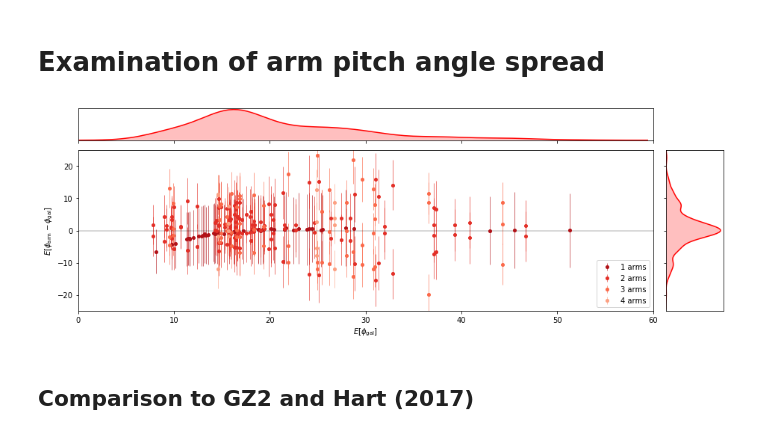
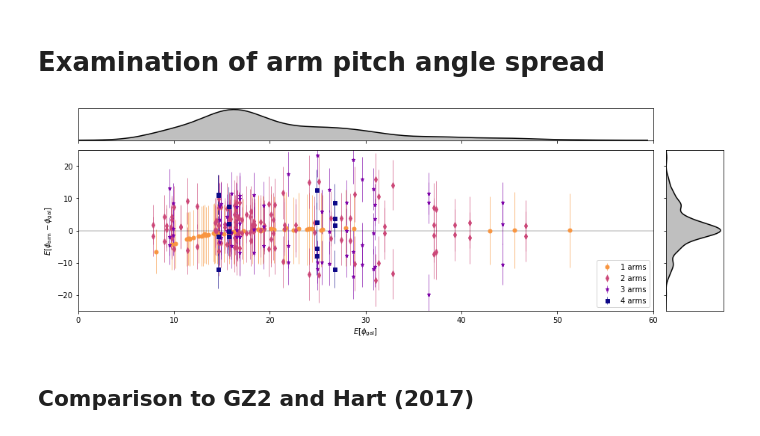
Before and after one commit to tingard/bayesian-hierachial-spiral-modelling, a Jupyter notebook: result_exploration.ipynb, the cells around one changed output. Drawn from its saved outputs; the diff is of its cells as text; code cells hidden in the pictures.

```diff
--- a/result_exploration.ipynb
+++ b/result_exploration.ipynb
@@ -190,39 +257,47 @@ n_arms.index = arm_mean_pas.index
 # %%
 from matplotlib import cm
 
-fig, ((pa_kd, null_ax), (scatter_ax, delta_kd)) = plt.subplots(2, 2, gridspec_kw={'width_ratios': [10, 1], 'height_ratios': [1, 5]}, figsize=(12, 5), sharex='col', sharey='row')
+fig, ((pa_kd, null_ax), (scatter_ax, delta_kd)) = plt.subplots(
+    2, 2,
+    gridspec_kw={'width_ratios': [10, 1], 'height_ratios': [1, 5]},
+    figsize=(12, 5),
+    sharex='col',
+    sharey='row'
+)
 
-sns.kdeplot(gal_mean_pas, ax=pa_kd, shade=True, color='r')
+sns.kdeplot(gal_mean_pas, ax=pa_kd, shade=True, color='k')
 pa_kd.set_yticks([])
 null_ax.axis('off')
 plt.sca(scatter_ax)
 
+formats = ('o', 'd', '*', 's', 'p')
 for i in np.unique(n_arms):
     plt.errorbar(
         gal_mean_pas[n_arms == i],
         offset_mean[n_arms == i],
     #     xerr=gal_std_pas,
         yerr=offset_std[n_arms == i],
-        fmt='o',
-        c=cm.Reds(1-i/6),
-        ms=4,
+        fmt=formats[i-1],
+#         c='C{}'.format(i),
+        c=cm.plasma(1-i/4),
+        ms=5,
         elinewidth=0.6,
         label=f'{i} arms',
     )
 plt.gca().add_line(plt.Line2D((0, 90), (0, 0), c='k', alpha=0.2))
 plt.xlim(0, 60)
 d = 25
 plt.ylim(-d, d)
-plt.xlabel('$E[\phi_\mathrm{gal}]$')
+plt.xlabel(r'$E[\phi_\mathrm{gal}]$')
 plt.ylabel('$E[\phi_\mathrm{arm} - \phi_\mathrm{gal}]$');
 plt.legend(loc='lower right')
 plt.sca(delta_kd)
-sns.kdeplot(offset_mean, ax=delta_kd, vertical=True, shade=True, color='r')
+sns.kdeplot(offset_mean, ax=delta_kd, vertical=True, shade=True, color='k')
 delta_kd.set_xticks([])
 plt.subplots_adjust(hspace=0.1, wspace=0.04, left=0, right=1)
 plt.savefig('plots/arm_pa_spread.pdf', bbox_inches='tight')
 plt.savefig('plots/arm_pa_spread.png', bbox_inches='tight')
 # %% [output]
-[figure, old version]
+[figure, new version]
 # %% [markdown]
 ## Comparison to GZ2 and Hart (2017)
```
Also changed, not shown: parts of 68 cells of this notebook, 28 other files.
